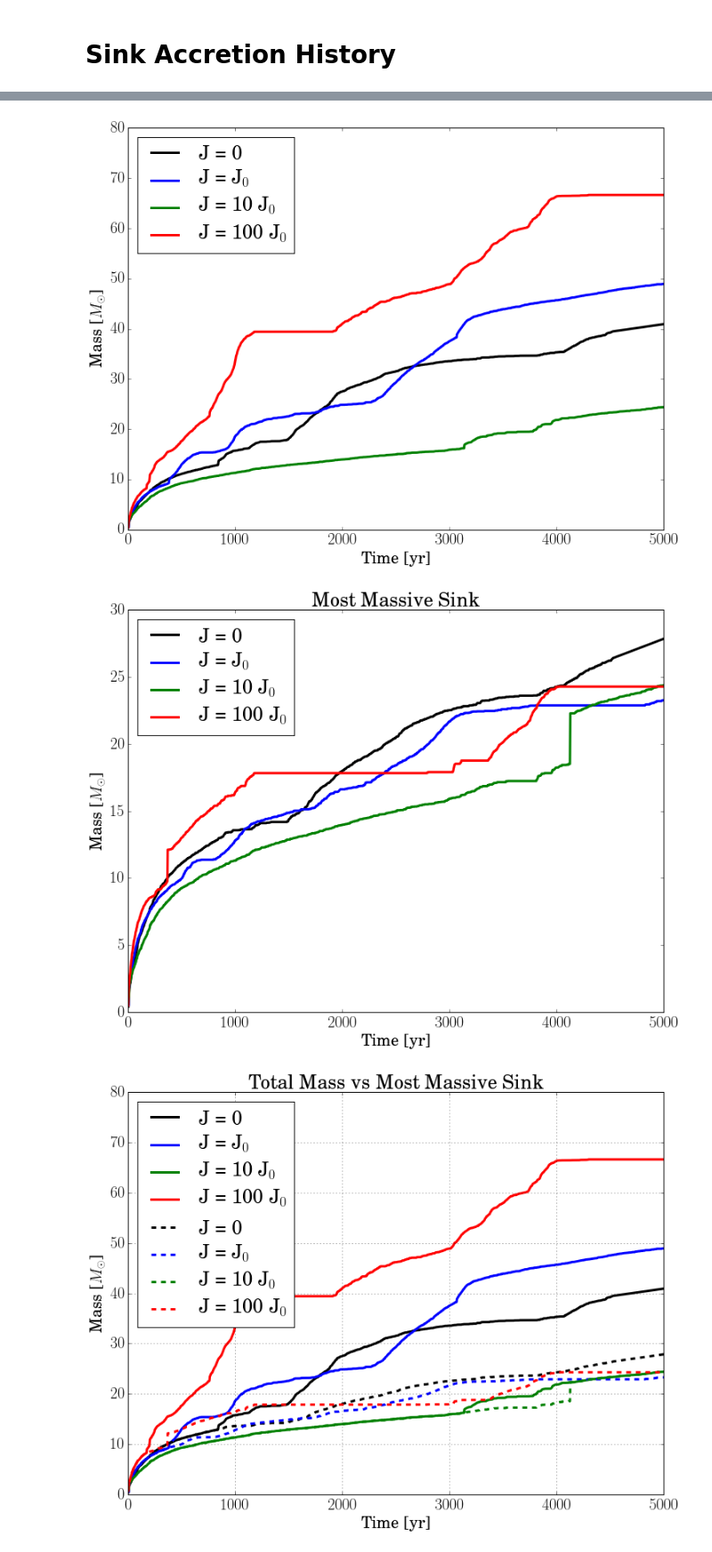
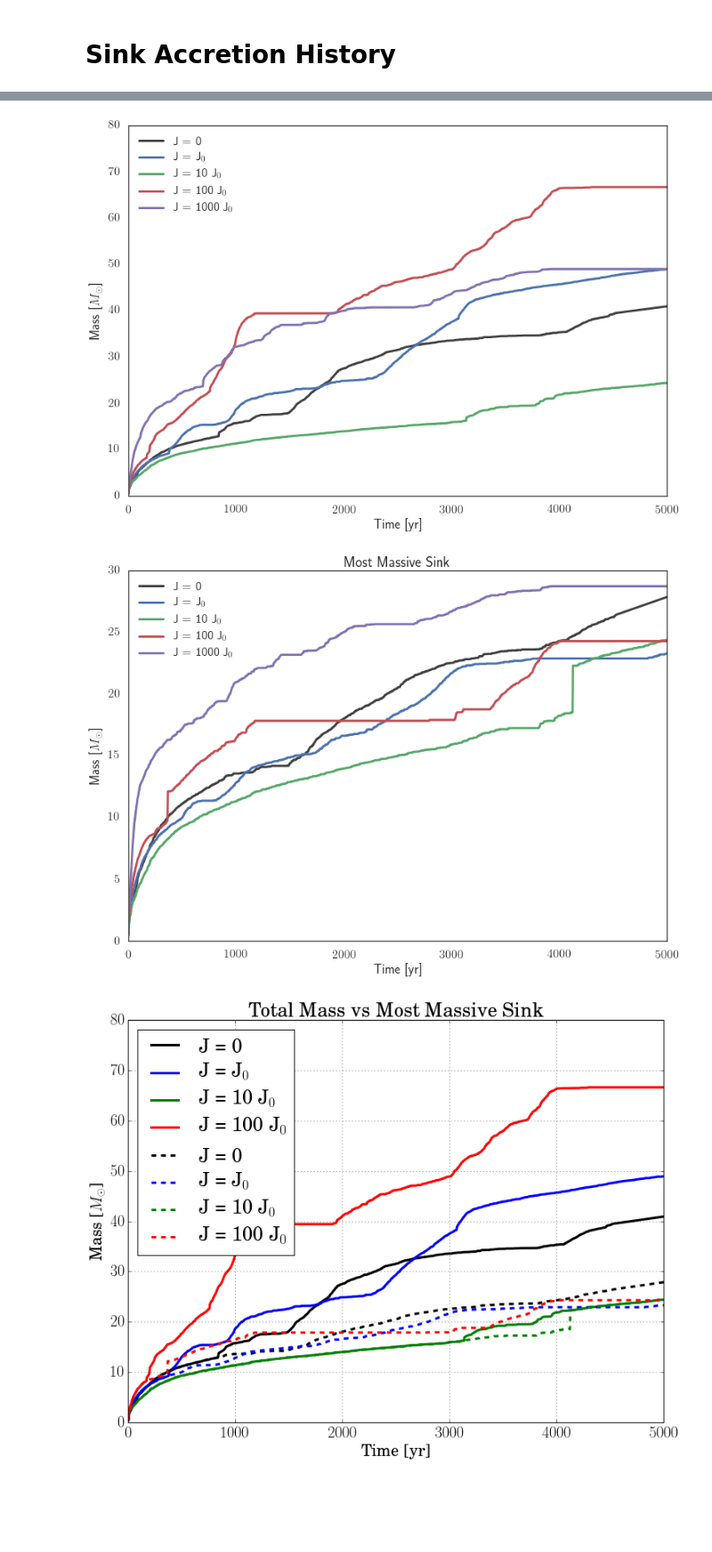
Before and after one commit to hummel/xray_notebooks, a Jupyter notebook: Sinks-tau.ipynb, the cells around one changed output, grey strips where cells are left out. Shown: that part at 89% size. Cells and saved outputs as stored; diff of their text form; code cells hidden in the pictures; blank space fills up the shorter version.

Commit message:
Updated Individual sink plots.

```diff
--- a/Sinks-tau.ipynb
+++ b/Sinks-tau.ipynb
@@ -40,9 +22,17 @@ Using sink ID 4360393
+# %%
+simname = {'vanilla':r'J = 0',
+        'J0': r'J = J$_0$',
+        'J1': r'J = 10 J$_0$',
+        'J2': r'J = 100 J$_0$',
+        'J3': r'J = 1000 J$_0$'}
+name = ['vanilla', 'J0', 'J1', 'J2', 'J3']
 # %%
-sinkdata = pd.HDFStore(simV.datapath+'stampede/sinkdata.hdf5')
-data0 = sinkdata['vanilla']
-data1 = sinkdata['xr_tau_J0']
-data2 = sinkdata['xr_tau_J1']
-data3 = sinkdata['xr_tau_J2']
+sinkdata = pd.HDFStore(os.getenv("HOME")+'/data/stampede/sinkdata.hdf5')
+dataV = sinkdata['vanilla']
+data0 = sinkdata['xr_tau_J0']
+data1 = sinkdata['xr_tau_J1']
+data2 = sinkdata['xr_tau_J2']
+data3 = sinkdata['xr_tau_J3']
 # %%
 sinkdata
 # %% [output]
@@ -62,7 +55,8 @@ File path: /home/r900-4/jhummel/data/stampede/sinkdata.hdf5
 # %%
 sinkdata.close()
 # %%
-sinksV = data0.set_index('time')
+sinksV = dataV.set_index('time')
+sinks0 = data0.set_index('time')
 sinks1 = data1.set_index('time')
 sinks2 = data2.set_index('time')
 sinks3 = data3.set_index('time')
@@ -152,27 +105,28 @@ mpl.rc('axes', color_cycle=['k','b','g','r','k','b','g','r'])
 # %%
 total_mass = []
-for i,data in enumerate([data0, data1, data2, data3]):
+for i,data in enumerate([dataV, data0, data1, data2, data3]):
     mtot = data[['time','mass']].groupby('time').sum()
-    mtot.rename(columns = {'mass':name[i]}, inplace=True)
+    mtot.rename(columns = {'mass':simname[name[i]]}, inplace=True)
     total_mass.append(mtot)
 # %%
 slw = 3
 count = 0
 plt.figure()
 ax = gca()
-for mtot in total_mass:
+total_mass[0].plot(ax=ax, grid=False, lw=slw, color='.25')
+for mtot in total_mass[1:]:
     mtot.plot(ax=ax, grid=False, lw=slw)
 
 
 leg = plt.legend(loc=0)
 plt.xlim(0,5000)
 plt.ylim(0,80)
 #plt.ylim(1,100); plt.semilogy()
 
 plt.ylabel('Mass [$M_{\odot}$]')
 plt.xlabel('Time [yr]')
 plt.savefig('figures/sinks/total_sink_mass.png', bbox_inches='tight')
 # %% [output]
-[figure, old version]
+[figure, new version]
 # %%
 most_massive_sink = []
@@ -185,7 +139,8 @@ slw = 3
 count = 0
 plt.figure()
 ax = gca()
-for mms in most_massive_sink:
+most_massive_sink[0].plot(ax=ax, grid=False, lw=slw, color='.25')
+for mms in most_massive_sink[1:]:
     mms.plot(ax=ax, grid=False, lw=slw)
 
 leg = plt.legend(loc=0)
@@ -198,7 +153,7 @@ plt.xlabel('Time [yr]')
 plt.title('Most Massive Sink')
 plt.savefig('figures/sinks/most_massive_sink.png', bbox_inches='tight')
 # %% [output]
-[figure, old version]
+[figure, new version]
 # %%
 slw = 3
 
```
Also changed, not shown: parts of 8 cells of this notebook.
